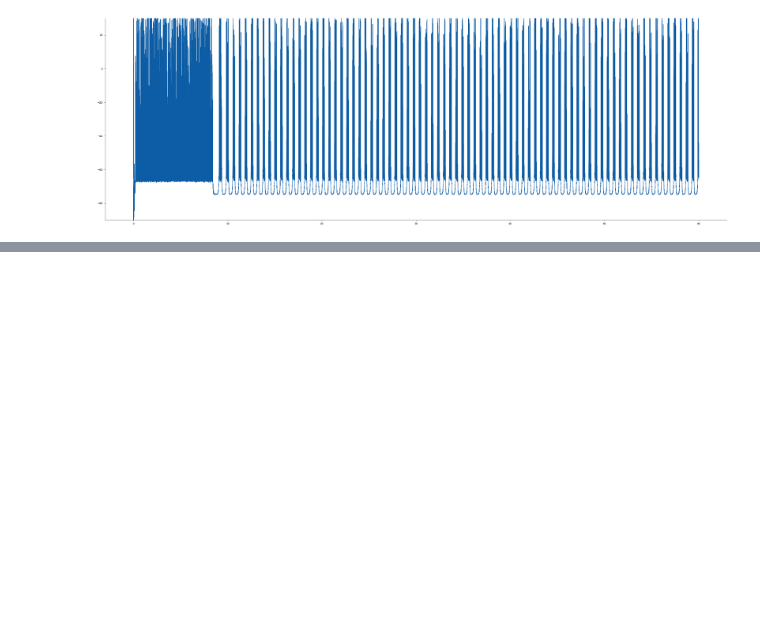
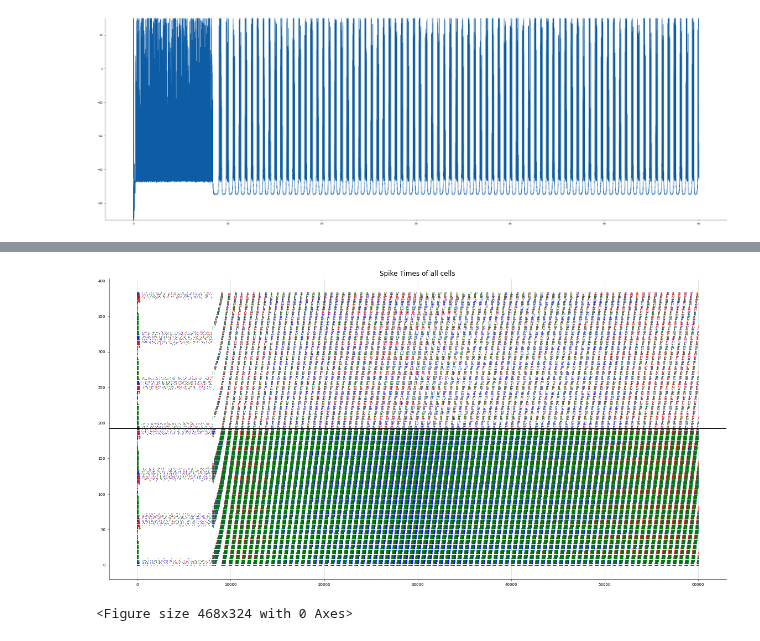
Before and after one commit to tiny-infinity/GridCellsCopy, a Jupyter notebook: analysis/notebooks/theta_analysis/gov_2.ipynb, the cells around one changed output, grey strips where cells are left out. Saved outputs shown, nothing was run; the diff lists cells and outputs as text; code cells hidden in the pictures; blank space fills up the shorter version.

```diff
--- a/analysis/notebooks/theta_analysis/gov_2.ipynb
+++ b/analysis/notebooks/theta_analysis/gov_2.ipynb
@@ -230,0 +276,14 @@ plt.show()
+# %%
+plt.figure(figsize=(20,10))
+plt.eventplot(stell_spks_const,colors='red',linelengths=0.7)
+plt.eventplot(stell_spks_mod,colors='blue',linelengths=0.7)
+plt.eventplot(stell_spks_osc,colors='green',linelengths=0.7)
+#plt.yticks(range(len(stell_spks)),[f"{i}" for i in range(len(stell_spks))])
+plt.grid(axis='x',linestyle='--',alpha=1)
+plt.title("Spike Times of all cells")
+plt.axhline(y=192,color="black")
+plt.show()
+plt.savefig("Data for all neurons_1.png")
+# %% [output]
+[figure, added]
+<Figure size 468x324 with 0 Axes>
```
Also changed, not shown: parts of 6 cells of this notebook.
